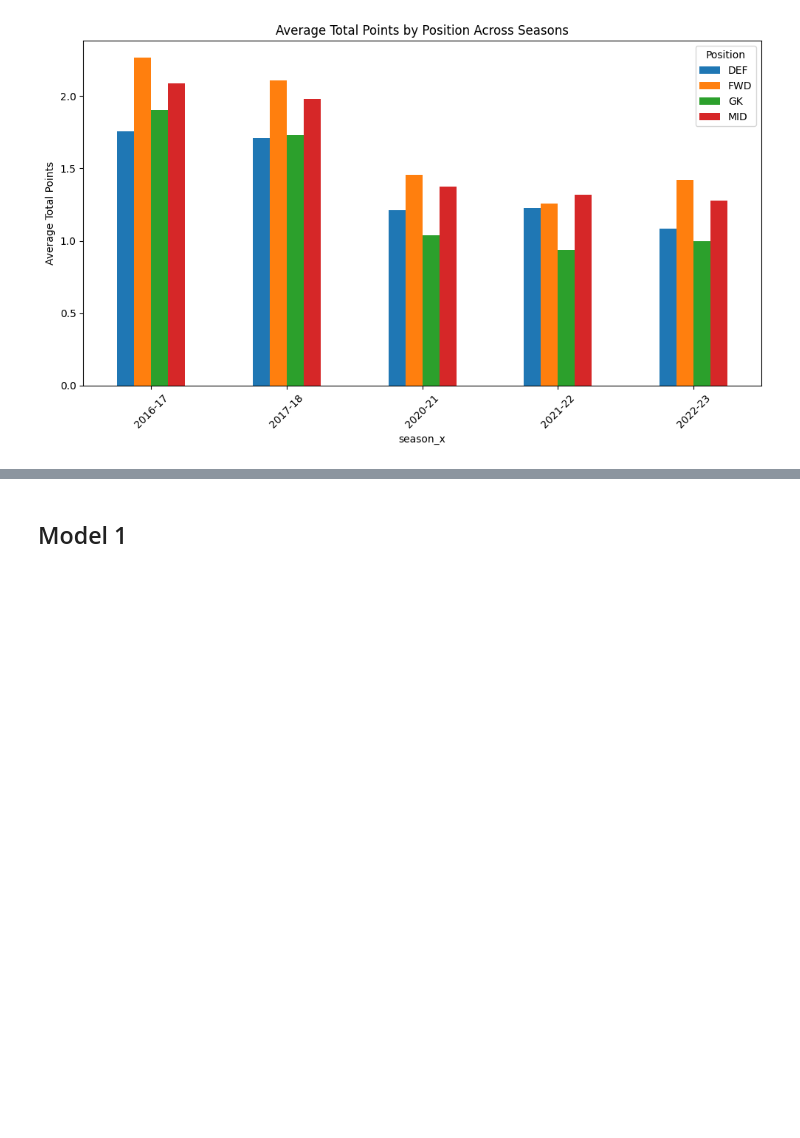
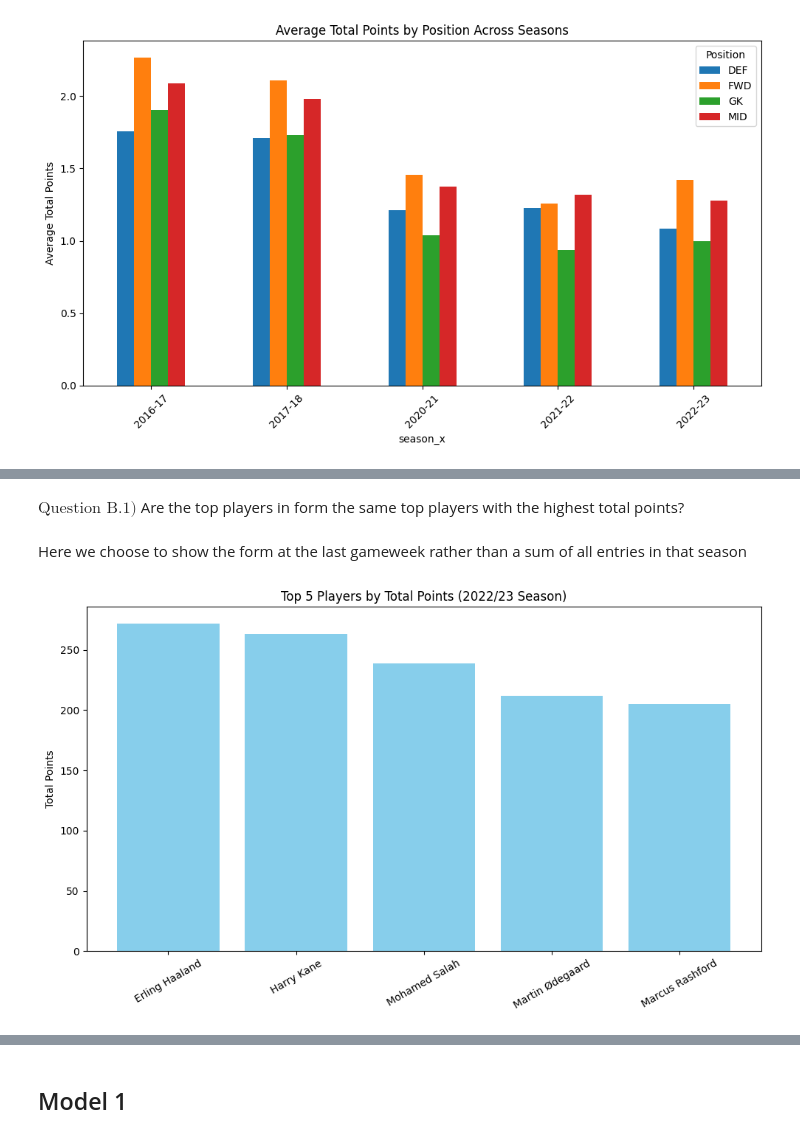
Before and after one commit to AhmedSameh19/fantasy-football-predictor, a Jupyter notebook: pred.ipynb, the cells around one changed output, grey strips where cells are left out. Cells and saved outputs as stored; diff of their text form; code cells hidden in the pictures; blank space fills up the shorter version.

```diff
--- a/pred.ipynb
+++ b/pred.ipynb
@@ -881,0 +930,31 @@ plt.show()
+# %% [markdown]
+$\text{Question B.1)}$ Are the top players in form the same top players with the highest total points?
+# %% [markdown]
+Here we choose to show the form at the last gameweek rather than a sum of all entries in that season
+# %%
+# Get top 5 players by total points in 2022-23 season
+top5_total_codes = (
+    fpl_copy[fpl_copy['season_x'] == '2022-23']
+    .groupby('code')['total_points']
+    .sum()
+    .sort_values(ascending=False)
+    .head(5)
+    .index
+)
+
+top5_total_df = (
+    fpl_copy[(fpl_copy['season_x'] == '2022-23') & (fpl_copy['code'].isin(top5_total_codes))]
+    .groupby(['code', 'name'], as_index=False)['total_points']
+    .sum()
+    .sort_values('total_points', ascending=False)
+)
+
+plt.figure(figsize=(10,6))
+plt.bar(top5_total_df['name'], top5_total_df['total_points'], color='skyblue')
+plt.ylabel('Total Points')
+plt.title('Top 5 Players by Total Points (2022/23 Season)')
+plt.xticks(rotation=30)
+plt.tight_layout()
+plt.show()
+# %% [output]
+[figure, added]
```
Also changed, not shown: parts of 91 cells of this notebook, 1 other file.
